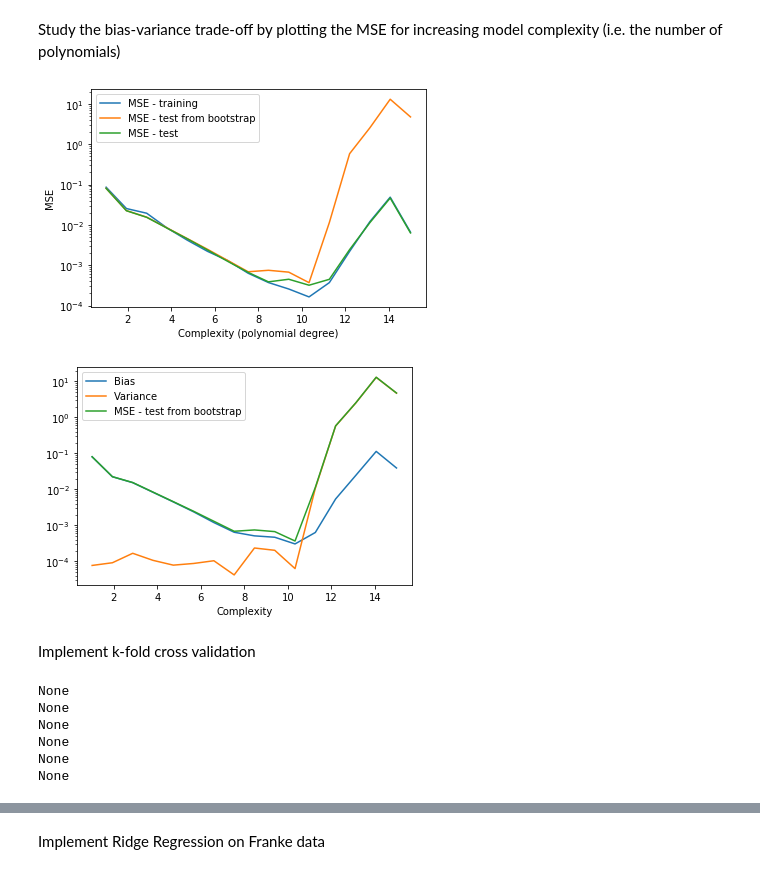
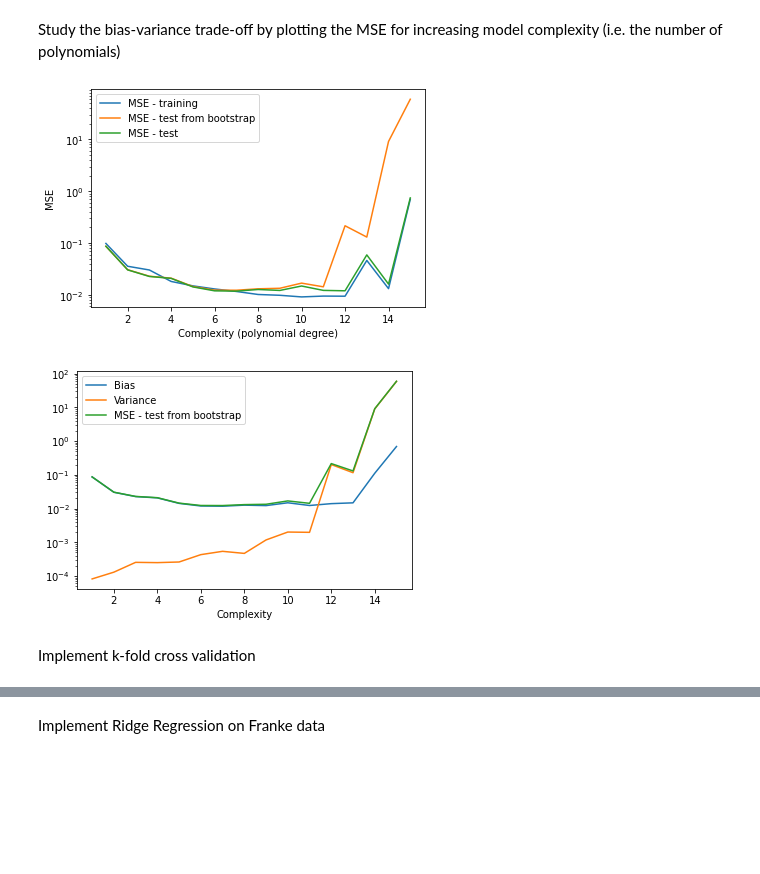
Before and after one commit to tellefs/ML-projects, a Jupyter notebook: project1/project1.ipynb, the cells around one changed output, grey strips where cells are left out. Drawn from its saved outputs; the diff is of its cells as text; code cells hidden in the pictures; blank space fills up the shorter version.

```diff
--- a/project1/project1.ipynb
+++ b/project1/project1.ipynb
@@ -113,17 +113,17 @@ Study the bias-variance trade-off by plotting the MSE for increasing model compl
 np.random.seed(47309275)
 max_degree = 15
 n = 1000
-noise_factor = .01
+noise_factor = .1
 n_bootstraps = 100
 
-degree = np.linspace(1, max_degree, max_degree+1)
-MSE_test = np.zeros(max_degree+1)
-MSE_train = np.zeros(max_degree+1)
-MSE_test_bootstrap = np.zeros(max_degree+1)
+degree = np.linspace(1, max_degree, max_degree)
+MSE_test = np.zeros(max_degree)
+MSE_train = np.zeros(max_degree)
+MSE_test_bootstrap = np.zeros(max_degree)
 
-bias = np.zeros(max_degree+1)
-variance = np.zeros(max_degree+1)
-error = np.zeros(max_degree+1)
+bias = np.zeros(max_degree)
+variance = np.zeros(max_degree)
+error = np.zeros(max_degree)
 
 noise = noise_factor*np.random.randn(n)
 x = np.random.uniform(0,1,n)
@@ -131,7 +131,7 @@ y = np.random.uniform(0,1,n)
 
 z = FrankeFunction(x,y) + noise
 
-for i in range(max_degree+1):
+for i in range(max_degree):
     N = i #polynomial degree
     X = create_X(x, y, N)
 
@@ -159,68 +159,34 @@ for i in range(max_degree+1):
         beta = np.linalg.inv(X_train_resample.T @ X_train_resample) @ X_train_resample.T @ z_train_resample
         z_predicted_bootstrap[:, j] = X_test @ beta
         MSE_test_bootstrap_values[j] = MSE(z_test, z_predicted_bootstrap[:, j])
 
     MSE_test_bootstrap[i] = np.mean(MSE_test_bootstrap_values)
 
     bias[i] = np.mean( (z_test - np.mean(z_predicted_bootstrap, axis=1))**2 )
     variance[i] = np.mean(np.var(z_predicted_bootstrap, axis=1))
 
 plt.figure()
 plt.ylabel('MSE')
 plt.xlabel('Complexity (polynomial degree)')
 plt.plot(degree, MSE_train, label='MSE - training')
 plt.plot(degree, MSE_test_bootstrap, label='MSE - test from bootstrap')
 plt.plot(degree, MSE_test, label='MSE - test')
 plt.yscale('log')
 plt.legend()
 plt.savefig('figures/mse_test_training_bootstrap')
 plt.show()
 
 plt.figure()
 plt.xlabel('Complexity')
 plt.plot(degree, bias, label='Bias')
 plt.plot(degree, variance, label='Variance')
 plt.plot(degree, MSE_test_bootstrap, label='MSE - test from bootstrap')
 plt.yscale('log')
 plt.legend()
 plt.savefig('figures/bias_variande_tradeoff_bootstrap')
 plt.show()
 # %% [output]
-[figure, old version]
+[figure, new version]
-[figure, old version]
+[figure, new version]
 # %% [markdown]
 Implement k-fold cross validation
-# %%
-np.random.seed(47309275)
-
-k_folds = 5 #number of folds
-max_degree = 15
-n = 1000
-noise_factor = .01
-
-degree = np.linspace(1, max_degree, max_degree+1)
-MSE_test = np.zeros(max_degree+1)
-MSE_train = np.zeros(max_degree+1)
-
-bias = np.zeros(max_degree+1)
-variance = np.zeros(max_degree+1)
-error = np.zeros(max_degree+1)
-
-noise = noise_factor*np.random.randn(n)
-x = np.random.uniform(0,1,n)
-y = np.random.uniform(0,1,n)
-
-z = FrankeFunction(x,y) + noise
-print(shuffle(z))
-
-for k in range(1,k_folds+1):
-    data = shuffle(z)
-    #data = np.split(data, k)
-    print(data)
-# %% [output]
-None
-None
-None
-None
-None
-None
```
Also changed, not shown: parts of 2 cells of this notebook, 2 other files.
